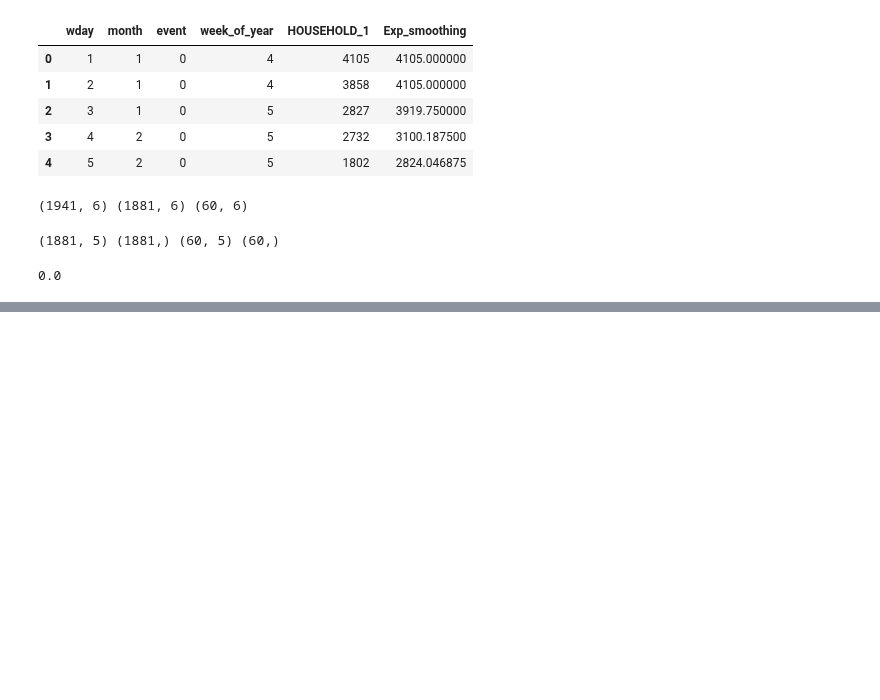
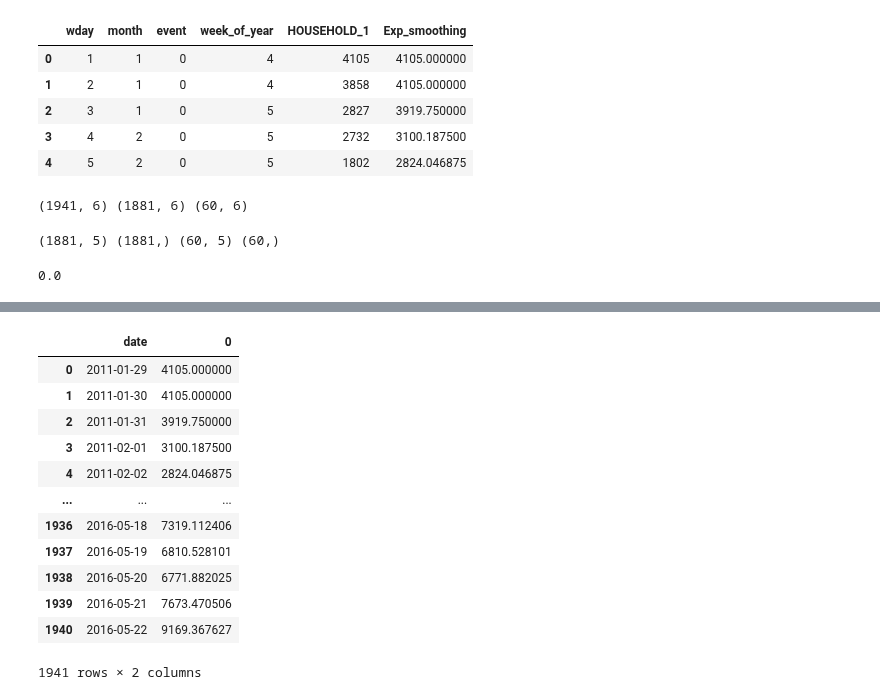
Before and after one commit to sithankanna/hts-forecast, a Jupyter notebook: notebooks/002-EK-EDA.ipynb, the cells around one changed output, grey strips where cells are left out. Cells and saved outputs as stored; diff of their text form; code cells hidden in the pictures; blank space fills up the shorter version.

```diff
--- a/notebooks/002-EK-EDA.ipynb
+++ b/notebooks/002-EK-EDA.ipynb
@@ -956,3 +970,19 @@ plt.legend(prop={'size': 13})
+# %%
+df22
+# %% [output]
+|  | date | 0 |
+| 0 | 2011-01-29 | 4105.000000 |
+| 1 | 2011-01-30 | 4105.000000 |
+| 2 | 2011-01-31 | 3919.750000 |
+| 3 | 2011-02-01 | 3100.187500 |
+| 4 | 2011-02-02 | 2824.046875 |
+| ... | ... | ... |
+| 1936 | 2016-05-18 | 7319.112406 |
+| 1937 | 2016-05-19 | 6810.528101 |
+| 1938 | 2016-05-20 | 6771.882025 |
+| 1939 | 2016-05-21 | 7673.470506 |
+| 1940 | 2016-05-22 | 9169.367627 |
+1941 rows × 2 columns
 # %%
 modelETS = ETSModel(df25[0].iloc[:-60], error="add", trend="add", seasonal="add",
                 damped_trend=False, seasonal_periods=7)
```
Also changed, not shown: parts of 9 cells of this notebook, 1 other file.
